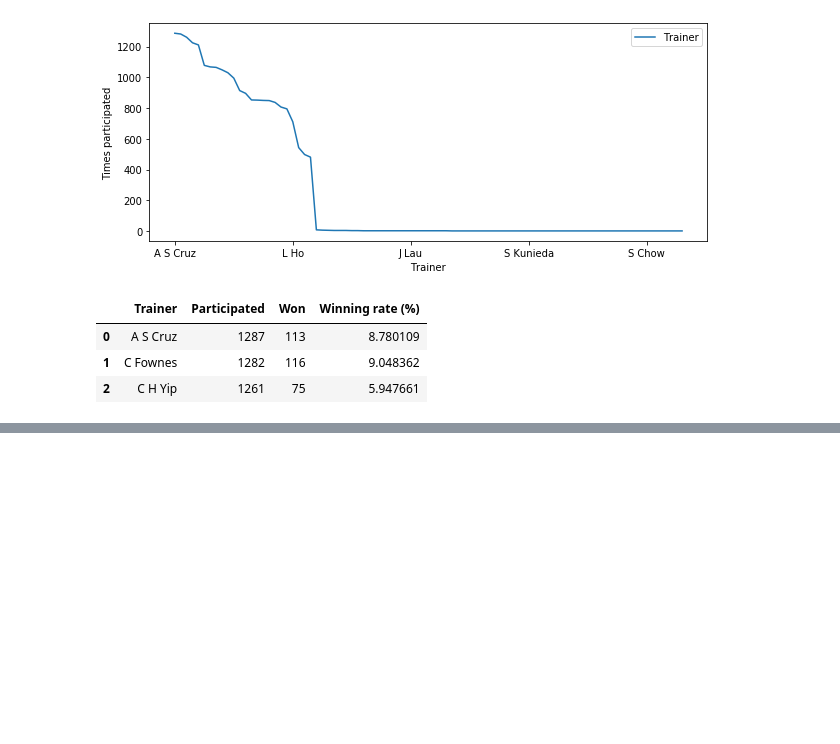
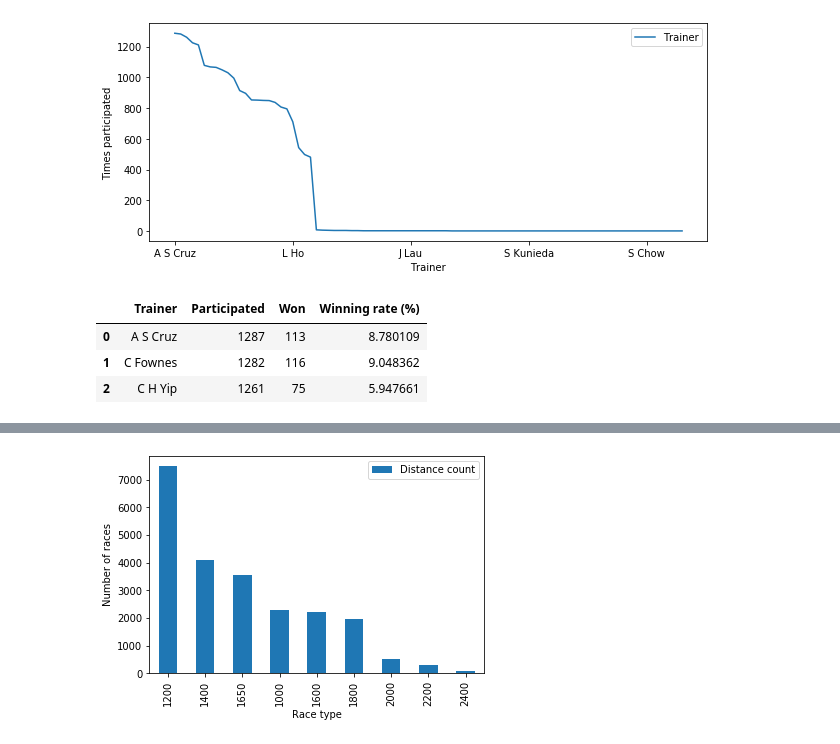
Before and after one commit to Mariovmtz/BootCamp_Project_1, a Jupyter notebook: horse_racing.ipynb, the cells around one changed output, grey strips where cells are left out. Drawn from its saved outputs; the diff is of its cells as text; code cells hidden in the pictures; blank space fills up the shorter version.

```diff
--- a/horse_racing.ipynb
+++ b/horse_racing.ipynb
@@ -889,0 +998,9 @@ trainer_name_df
+# %%
+#Make the analisys for the race of 1200 m
+race_df=pd.DataFrame({"Distance count":final_df["Distance"].value_counts()})
+race_df.plot(kind='bar')
+plt.xlabel("Race type")
+plt.ylabel("Number of races")
+plt.show()
+# %% [output]
+[figure, added]
```
Also changed, not shown: parts of 50 cells of this notebook.
